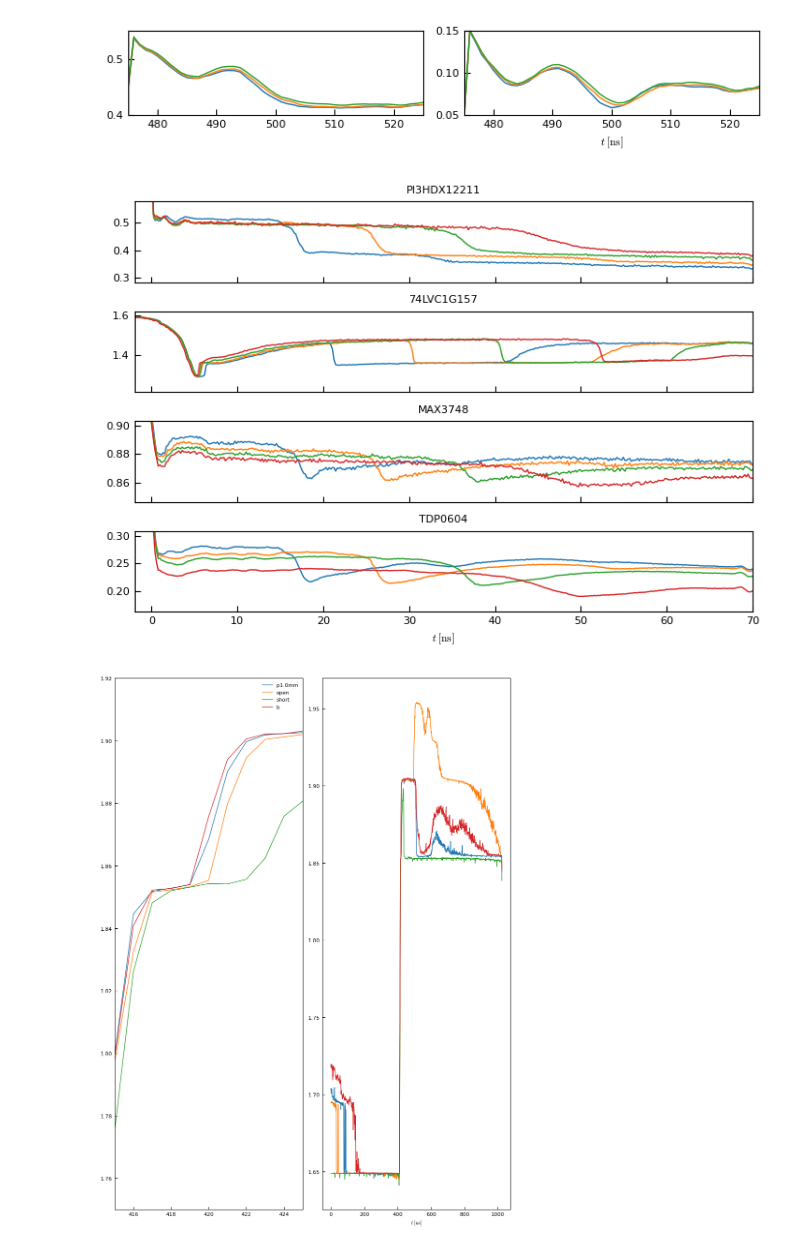
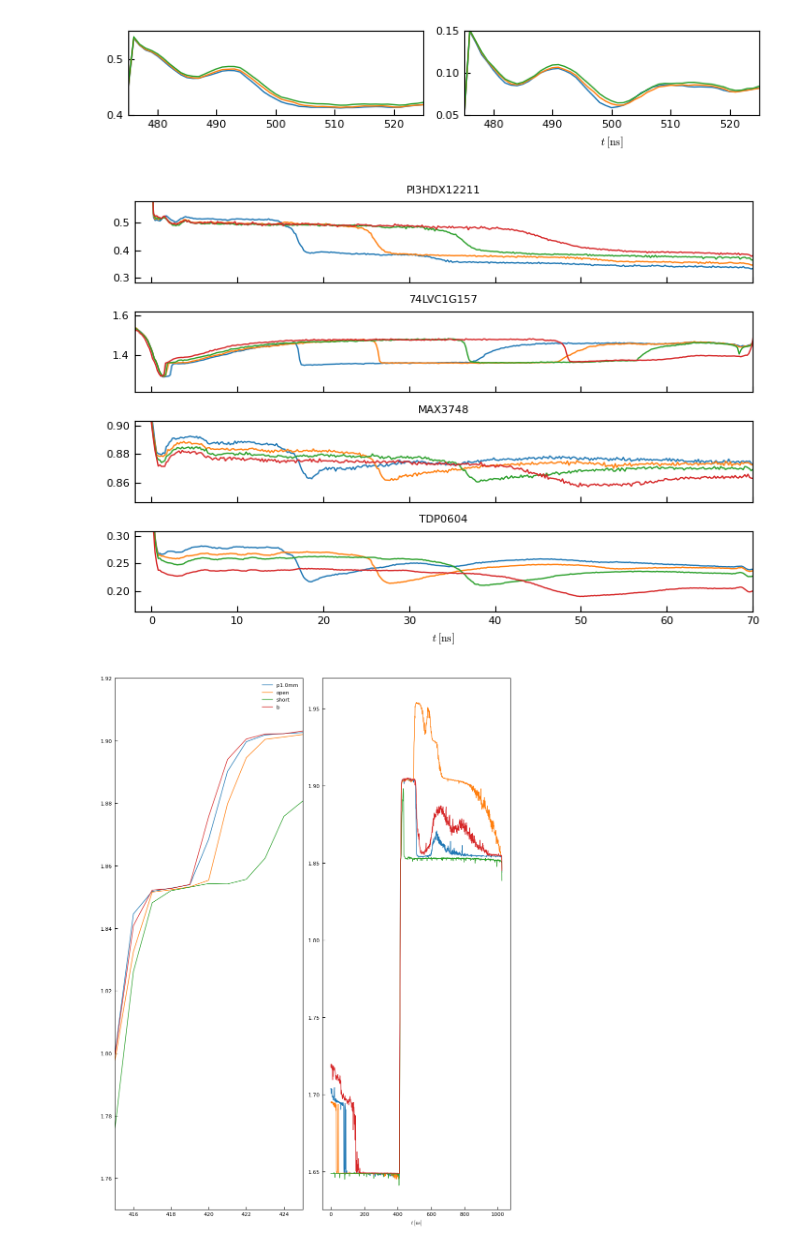
Before and after one commit to jaseg/sampling-mesh-monitor, a Jupyter notebook: risetime_measurements/Traces.ipynb, the cells around one changed output. Saved outputs shown, nothing was run; the diff lists cells and outputs as text; code cells hidden in the pictures.

```diff
--- a/risetime_measurements/Traces.ipynb
+++ b/risetime_measurements/Traces.ipynb
@@ -308,41 +308,41 @@ with plt.rc_context({
 
     for ax, (chip, (chip_label, adc, shift)) in zip(axs, {
                              'pi3hdx': ('PI3HDX12211', 'adc2', 0),
-                             '74lvc': ('74LVC1G157', 'adc1', 5),
+                             '74lvc': ('74LVC1G157', 'adc1', 4),
                              'max3748': ('MAX3748', 'adc2', 0),
                              'tdp0604': ('TDP0604', 'adc2', 0)}.items()):
         low, high = 1000, -1000
         for name in [
                 'run3_{chip}_mesh_p1.0mm',
                 'run3_{chip}_mesh_p0.6mm',
                 'run3_{chip}_mesh_p0.4mm',
                 'run3_{chip}_mesh_p0.3mm',
             ]:
             d = meas[name.format(chip=chip)]
             v = d[adc]
             th = (v.min() + v.max()) / 2
             idx = np.argmax((v[:-1] >= th) & (v[1:] < th))
-            t_off = idx*sampling_period_ns
+            t_off = idx*sampling_period_ns + shift
             ax.plot(t - t_off, v)
 
             v_slice = v[idx+10:idx+350]
             low = min(low, v_slice.min())
             high = max(high, v_slice.max())
 
         amp = high - low
         low -= 0.3*amp
         high += 0.3*amp
         ax.set_ylim([low, high])
 
         ax.set_title(chip_label)
         ax.grid()
     axs[-1].set_xlabel(r'$t\;[\mathrm{ns}]$')
     axs[-1].set_xlim([-2, 70])
     fig.tight_layout()
 
 fig.savefig('../paper/fig_mesh_length.pdf')
 # %% [output]
-[figure, old version]
+[figure, new version]
 # %%
 with plt.rc_context({
     'legend.fontsize': 8,
```
Also changed, not shown: 29 other files.
